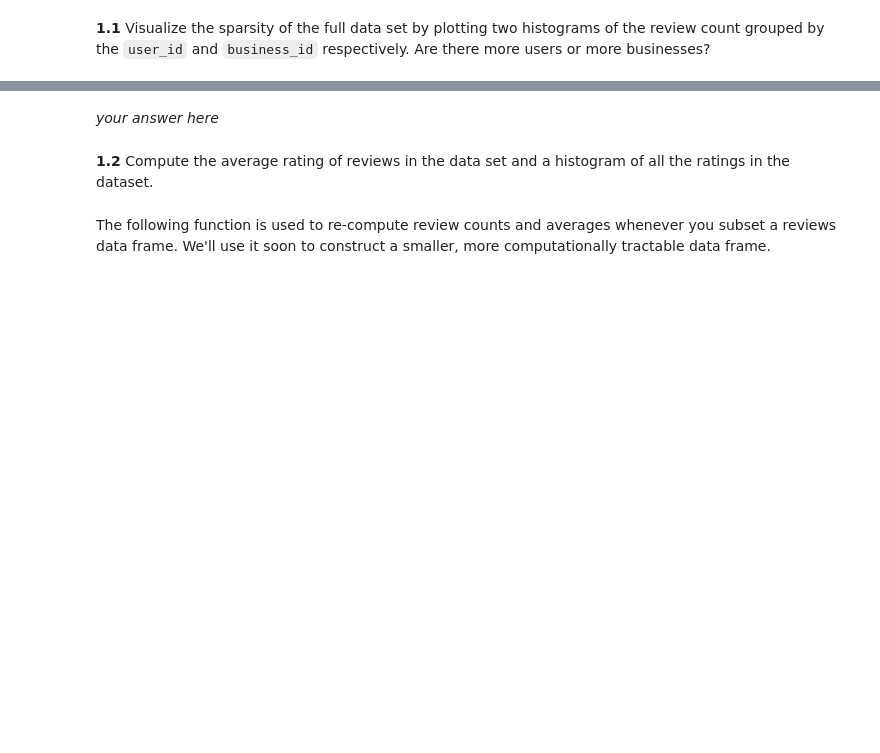
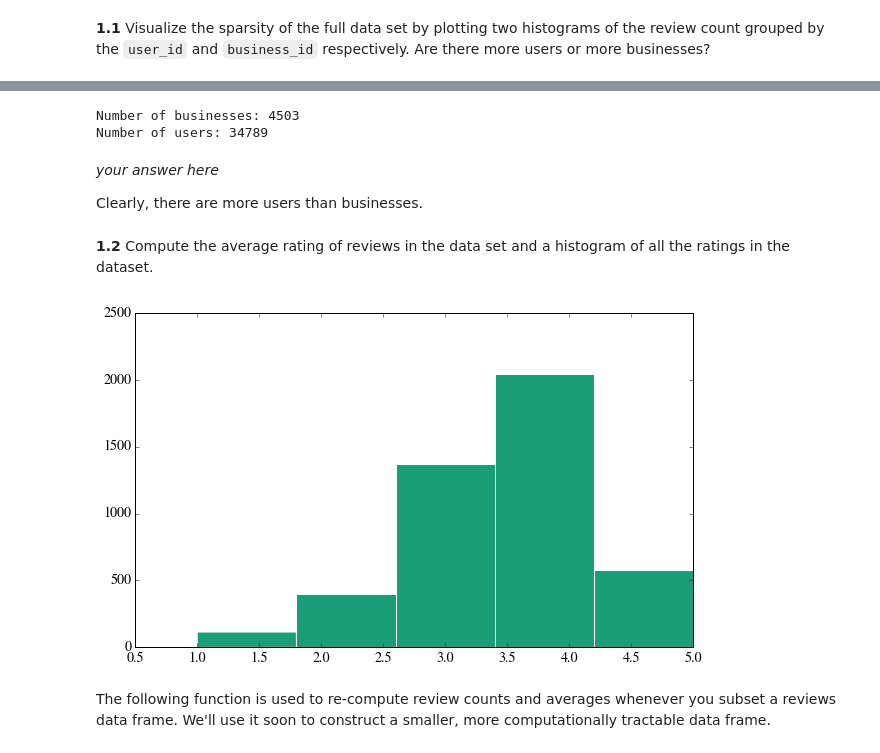
Before and after one commit to LinfinityLab/data-science-hw-assignments, a Jupyter notebook: lin_w_hw4/HW4.ipynb, the cells around one changed output, grey strips where cells are left out. Cells and saved outputs as stored; diff of their text form; code cells hidden in the pictures; blank space fills up the shorter version.

```diff
--- a/lin_w_hw4/HW4.ipynb
+++ b/lin_w_hw4/HW4.ipynb
@@ -186,4 +203,13 @@ Lets implement this simpler global recommender first.
+# %%
+#your code here
+print ('Number of businesses: %d' %(len(fulldf.business_id.unique())))
+print ('Number of users: %d' %(len(fulldf.user_id.unique()) ))
+# %% [output]
+Number of businesses: 4503
+Number of users: 34789
 # %% [markdown]
 *your answer here*
+
+Clearly, there are more users than businesses.
 # %% [markdown]
 **1.2** Compute the average rating of reviews in the data set and a histogram of all the ratings in the dataset.
@@ -192,3 +216,10 @@ Lets implement this simpler global recommender first.
+# %%
+#your code here
+avg_rating = business_group.agg({'stars': np.mean})
+plt.hist(avg_rating.stars,bins=5)
+plt.show()
+# %% [output]
+[figure, added]
 # %% [markdown]
 The following function is used to re-compute review counts and averages whenever you subset a reviews data frame. We'll use it soon to construct a smaller, more computationally tractable data frame.
 # %%
```
Also changed, not shown: parts of 58 cells of this notebook, 2 other files.
